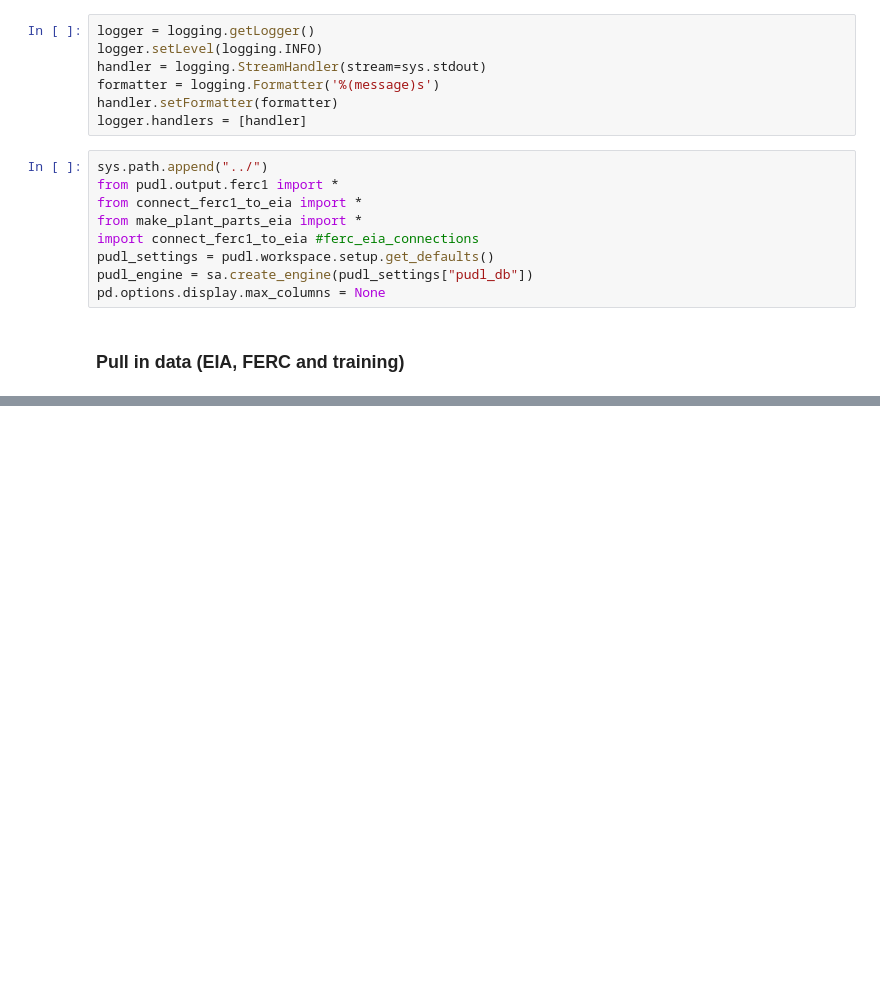
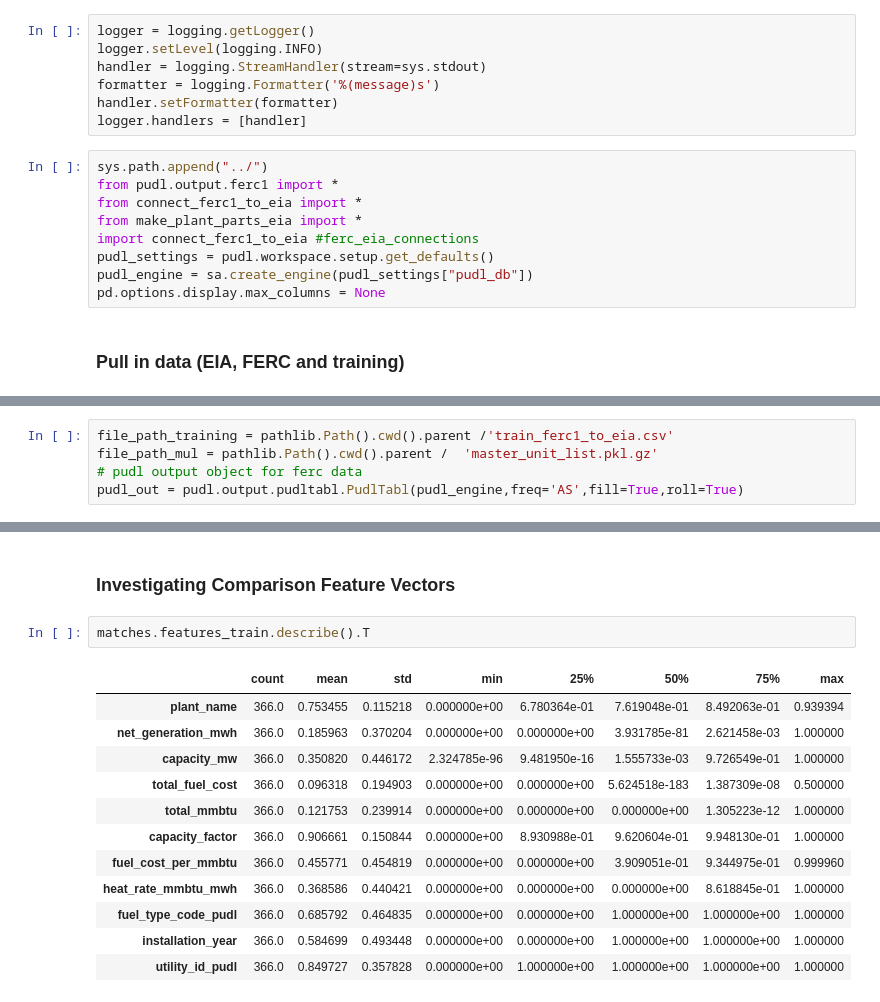
Before and after one commit to catalyst-cooperative/rmi-ferc1-eia, a Jupyter notebook: notebooks/connect_ferc1_to_eia.ipynb, the cells around one changed output, grey strips where cells are left out. Cells and saved outputs as stored; diff of their text form; blank space fills up the shorter version.

```diff
--- a/notebooks/connect_ferc1_to_eia.ipynb
+++ b/notebooks/connect_ferc1_to_eia.ipynb
@@ -339,0 +67,5 @@ dfB[((dfB['plant_id_eia'] == 7991)
+# %%
+file_path_training = pathlib.Path().cwd().parent /'train_ferc1_to_eia.csv'
+file_path_mul = pathlib.Path().cwd().parent /  'master_unit_list.pkl.gz'
+# pudl output object for ferc data
+pudl_out = pudl.output.pudltabl.PudlTabl(pudl_engine,freq='AS',fill=True,roll=True)
@@ -339,0 +105,17 @@ dfB[((dfB['plant_id_eia'] == 7991)
+# %% [markdown]
+### Investigating Comparison Feature Vectors
+# %%
+matches.features_train.describe().T
+# %% [output]
+|  | count | mean | std | min | 25% | 50% | 75% | max |
+| plant_name | 366.0 | 0.753455 | 0.115218 | 0.000000e+00 | 6.780364e-01 | 7.619048e-01 | 8.492063e-01 | 0.939394 |
+| net_generation_mwh | 366.0 | 0.185963 | 0.370204 | 0.000000e+00 | 0.000000e+00 | 3.931785e-81 | 2.621458e-03 | 1.000000 |
+| capacity_mw | 366.0 | 0.350820 | 0.446172 | 2.324785e-96 | 9.481950e-16 | 1.555733e-03 | 9.726549e-01 | 1.000000 |
+| total_fuel_cost | 366.0 | 0.096318 | 0.194903 | 0.000000e+00 | 0.000000e+00 | 5.624518e-183 | 1.387309e-08 | 0.500000 |
+| total_mmbtu | 366.0 | 0.121753 | 0.239914 | 0.000000e+00 | 0.000000e+00 | 0.000000e+00 | 1.305223e-12 | 1.000000 |
+| capacity_factor | 366.0 | 0.906661 | 0.150844 | 0.000000e+00 | 8.930988e-01 | 9.620604e-01 | 9.948130e-01 | 1.000000 |
+| fuel_cost_per_mmbtu | 366.0 | 0.455771 | 0.454819 | 0.000000e+00 | 0.000000e+00 | 3.909051e-01 | 9.344975e-01 | 0.999960 |
+| heat_rate_mmbtu_mwh | 366.0 | 0.368586 | 0.440421 | 0.000000e+00 | 0.000000e+00 | 0.000000e+00 | 8.618845e-01 | 1.000000 |
+| fuel_type_code_pudl | 366.0 | 0.685792 | 0.464835 | 0.000000e+00 | 0.000000e+00 | 1.000000e+00 | 1.000000e+00 | 1.000000 |
+| installation_year | 366.0 | 0.584699 | 0.493448 | 0.000000e+00 | 0.000000e+00 | 1.000000e+00 | 1.000000e+00 | 1.000000 |
+| utility_id_pudl | 366.0 | 0.849727 | 0.357828 | 0.000000e+00 | 1.000000e+00 | 1.000000e+00 | 1.000000e+00 | 1.000000 |
```
Also changed, not shown: parts of 42 cells of this notebook, 1 other file.
